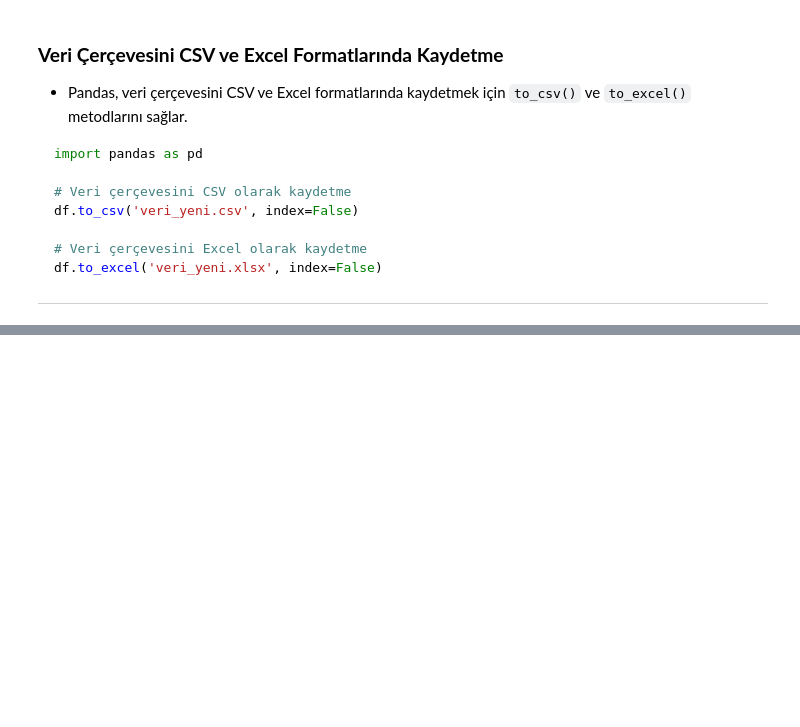
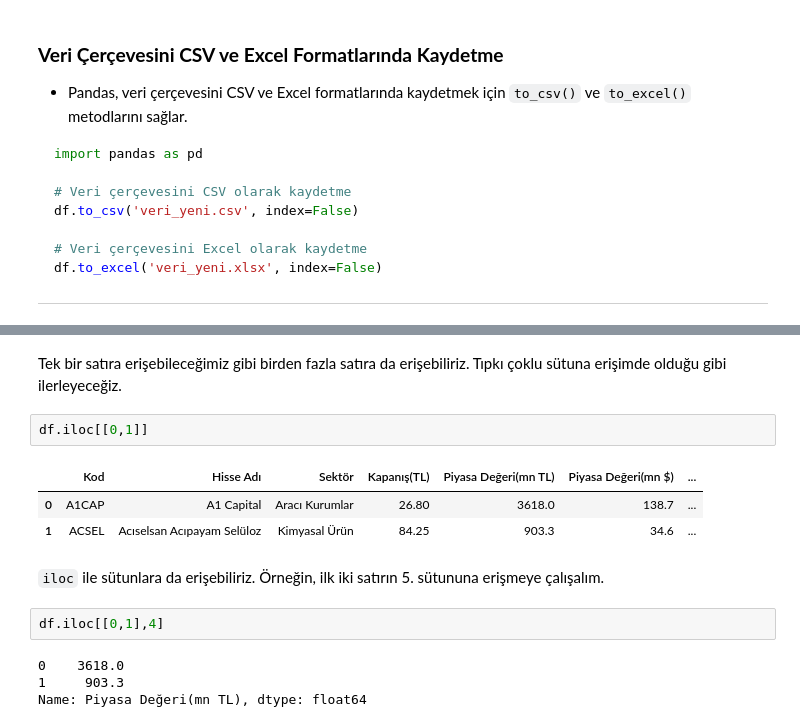
Before and after one commit to YusufAltuntas/pandas-tutorial, a Jupyter notebook: pandas-tutorial.ipynb, the cells around one changed output, grey strips where cells are left out. Saved outputs shown, nothing was run; the diff lists cells and outputs as text; blank space fills up the shorter version.

```diff
--- a/pandas-tutorial.ipynb
+++ b/pandas-tutorial.ipynb
@@ -766,0 +653,16 @@ Bu kod parçası, `df1` ve `df2` veri çerçevelerini indekslere göre birleşti
+# %% [markdown]
+Tek bir satıra erişebileceğimiz gibi birden fazla satıra da erişebiliriz. Tıpkı çoklu sütuna erişimde olduğu gibi ilerleyeceğiz.
+# %%
+df.iloc[[0,1]]
+# %% [output]
+|  | Kod | Hisse Adı | Sektör | Kapanış(TL) | Piyasa Değeri(mn TL) | Piyasa Değeri(mn $) | ... |
+| 0 | A1CAP | A1 Capital | Aracı Kurumlar | 26.80 | 3618.0 | 138.7 | ... |
+| 1 | ACSEL | Acıselsan Acıpayam Selüloz | Kimyasal Ürün | 84.25 | 903.3 | 34.6 | ... |
+# %% [markdown]
+``iloc`` ile sütunlara da erişebiliriz. Örneğin, ilk iki satırın 5. sütununa erişmeye çalışalım.
+# %%
+df.iloc[[0,1],4]
+# %% [output]
+0    3618.0
+1     903.3
+Name: Piyasa Değeri(mn TL), dtype: float64
```
Also changed, not shown: parts of 81 cells of this notebook.
